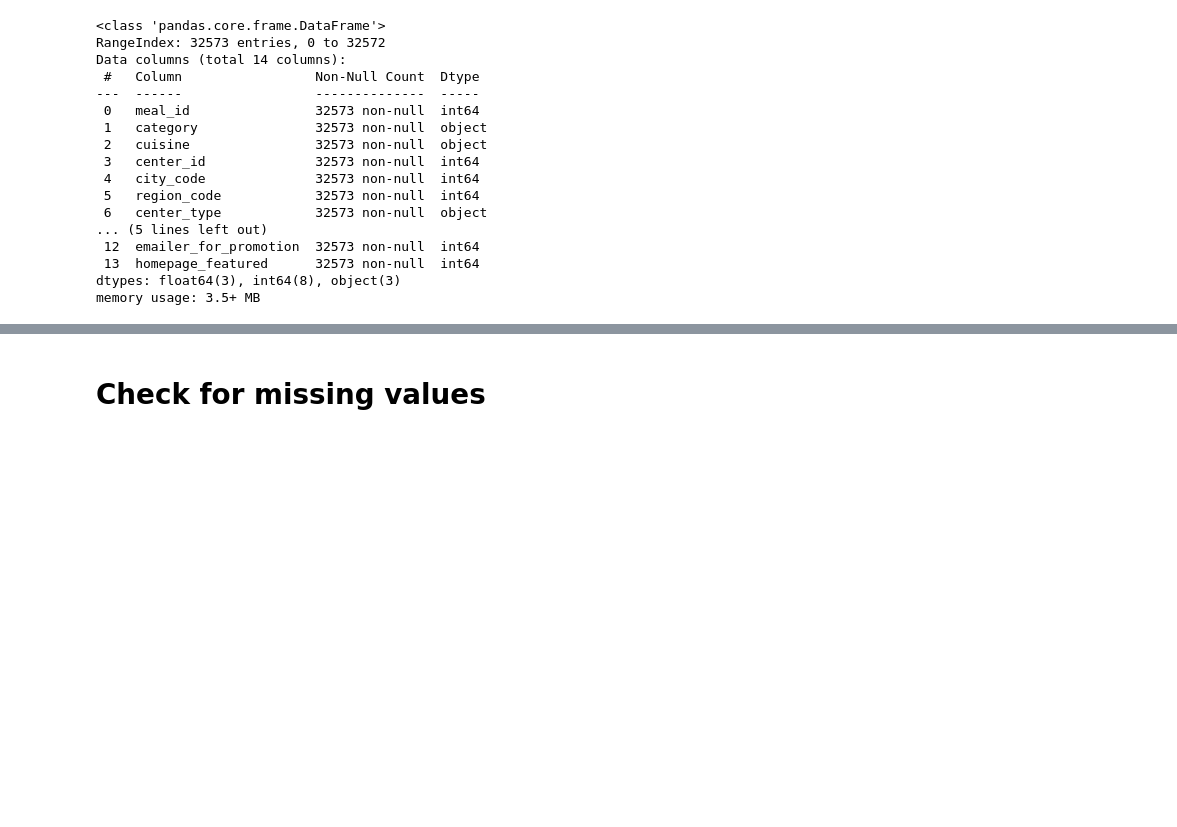
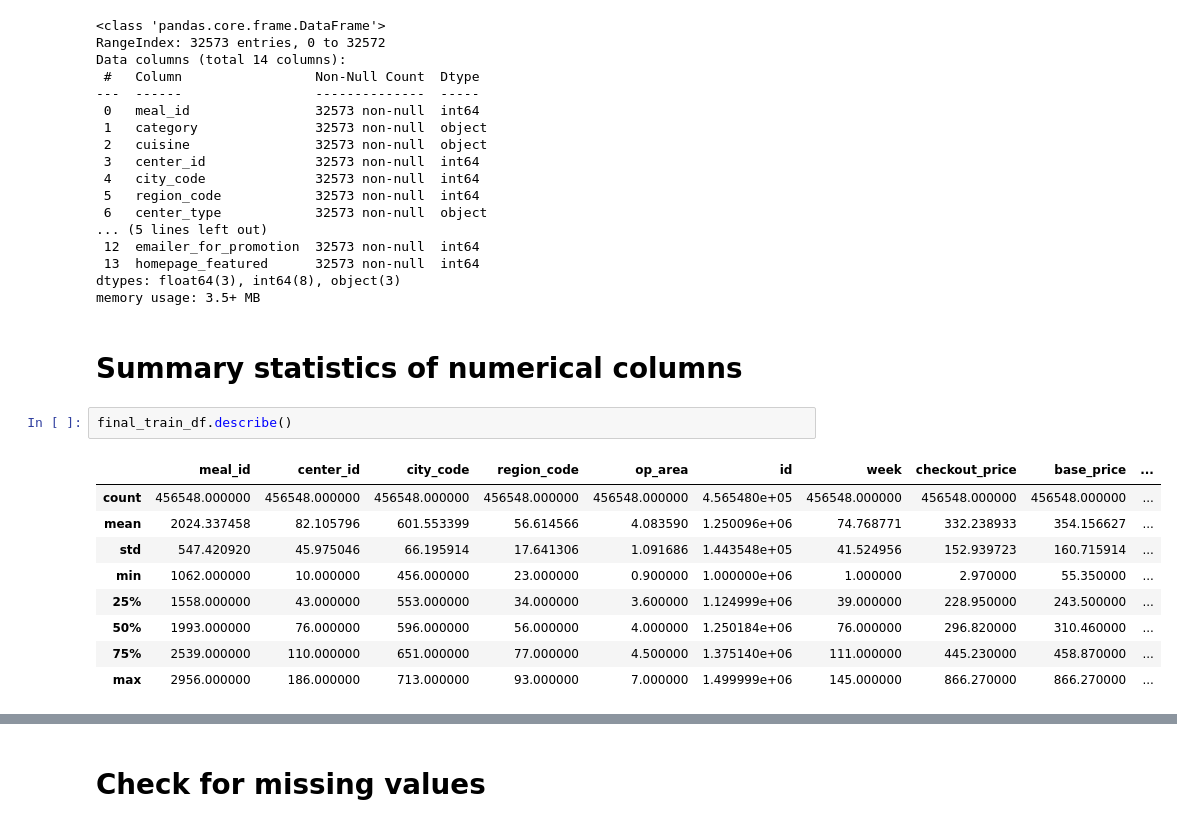
Before and after one commit to JYOTHY-DAS/hackathon-ml-food-demand-forecasting, a Jupyter notebook: food_demand_forecasting_EDA.ipynb, the cells around one changed output, grey strips where cells are left out. Cells and saved outputs as stored; diff of their text form; blank space fills up the shorter version.

```diff
--- a/food_demand_forecasting_EDA.ipynb
+++ b/food_demand_forecasting_EDA.ipynb
@@ -163,3 +163,17 @@ Data columns (total 14 columns):
  13  homepage_featured      32573 non-null  int64
 dtypes: float64(3), int64(8), object(3)
 memory usage: 3.5+ MB
+# %% [markdown]
+# Summary statistics of numerical columns
+# %%
+final_train_df.describe()
+# %% [output]
+|  | meal_id | center_id | city_code | region_code | op_area | id | week | checkout_price | base_price | ... |
+| count | 456548.000000 | 456548.000000 | 456548.000000 | 456548.000000 | 456548.000000 | 4.565480e+05 | 456548.000000 | 456548.000000 | 456548.000000 | ... |
+| mean | 2024.337458 | 82.105796 | 601.553399 | 56.614566 | 4.083590 | 1.250096e+06 | 74.768771 | 332.238933 | 354.156627 | ... |
+| std | 547.420920 | 45.975046 | 66.195914 | 17.641306 | 1.091686 | 1.443548e+05 | 41.524956 | 152.939723 | 160.715914 | ... |
+| min | 1062.000000 | 10.000000 | 456.000000 | 23.000000 | 0.900000 | 1.000000e+06 | 1.000000 | 2.970000 | 55.350000 | ... |
+| 25% | 1558.000000 | 43.000000 | 553.000000 | 34.000000 | 3.600000 | 1.124999e+06 | 39.000000 | 228.950000 | 243.500000 | ... |
+| 50% | 1993.000000 | 76.000000 | 596.000000 | 56.000000 | 4.000000 | 1.250184e+06 | 76.000000 | 296.820000 | 310.460000 | ... |
+| 75% | 2539.000000 | 110.000000 | 651.000000 | 77.000000 | 4.500000 | 1.375140e+06 | 111.000000 | 445.230000 | 458.870000 | ... |
+| max | 2956.000000 | 186.000000 | 713.000000 | 93.000000 | 7.000000 | 1.499999e+06 | 145.000000 | 866.270000 | 866.270000 | ... |
```
Also changed, not shown: parts of 8 cells of this notebook.
